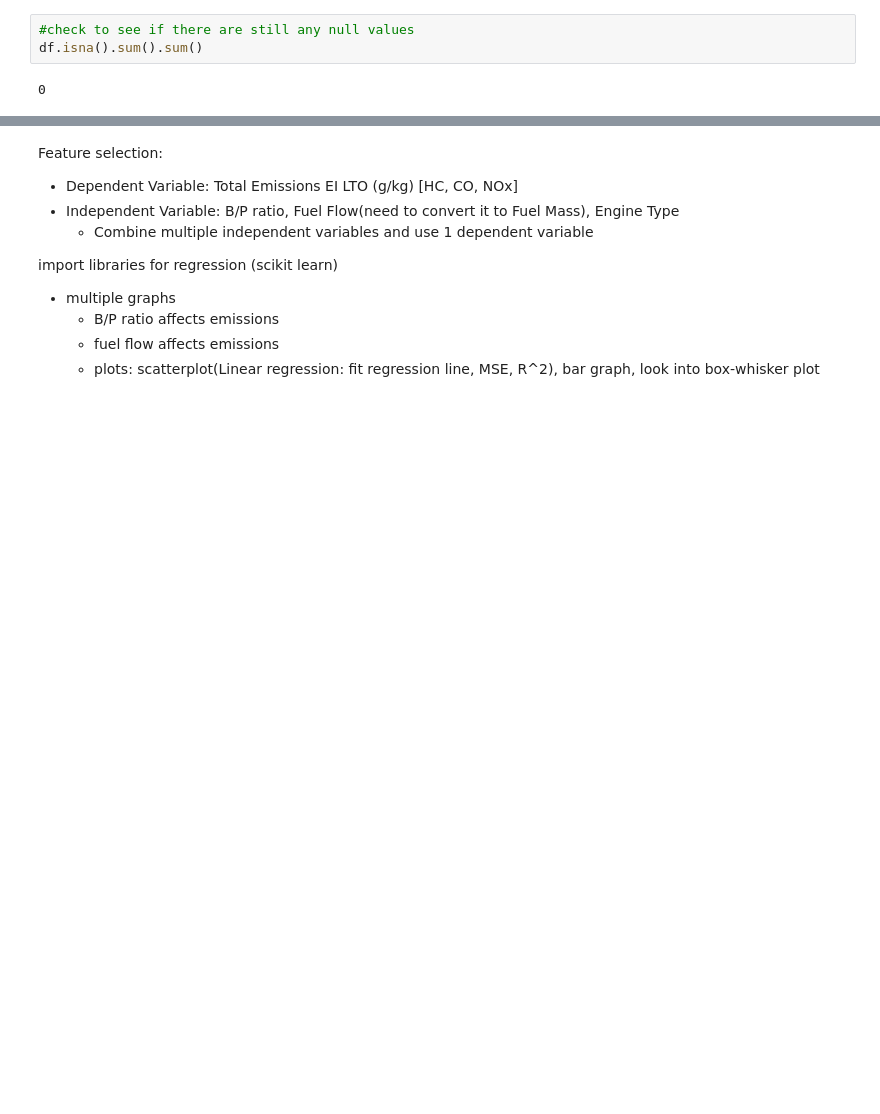
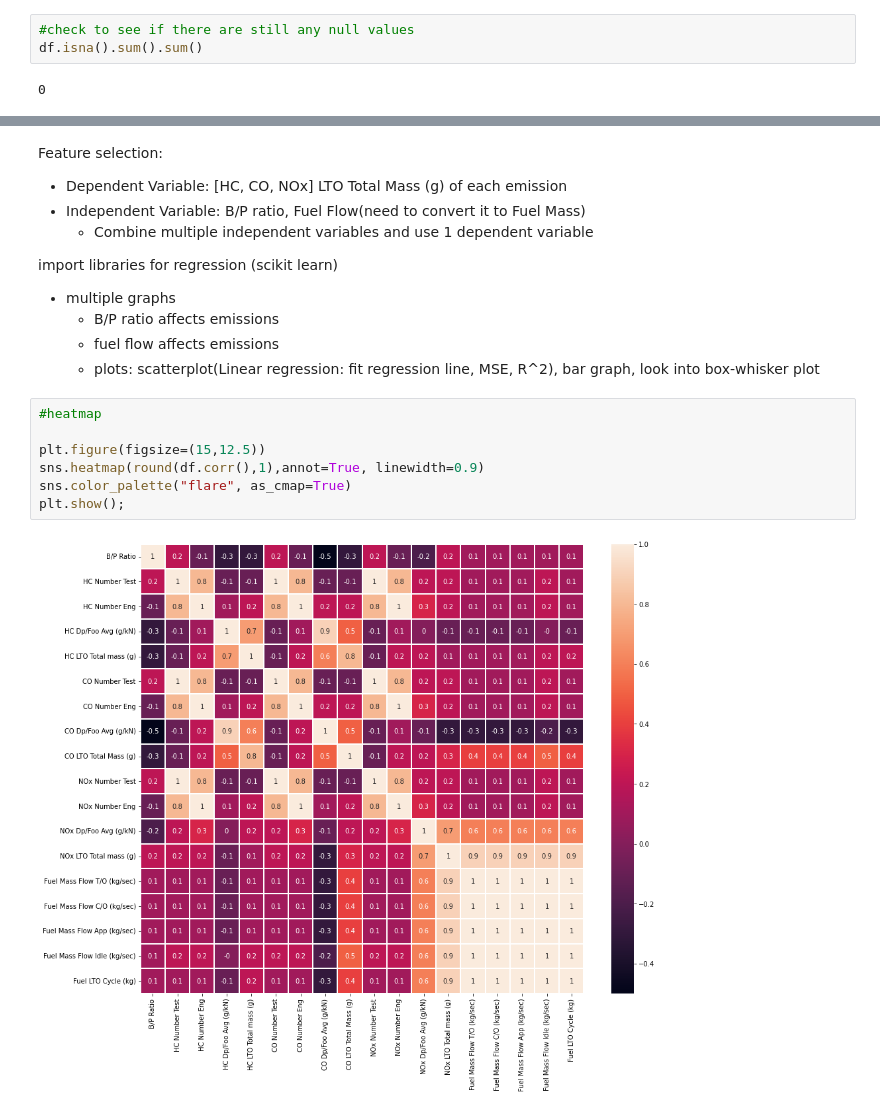
Before and after one commit to bhaktipatel31/Prediction-of-gaseous-emissions-based-on-Aircraft-Engines, a Jupyter notebook: SIC Capstone Project.ipynb, the cells around one changed output, grey strips where cells are left out. Drawn from its saved outputs; the diff is of its cells as text; blank space fills up the shorter version.

```diff
--- a/SIC Capstone Project.ipynb
+++ b/SIC Capstone Project.ipynb
@@ -132,7 +158,7 @@ df.tail()
 # %% [markdown]
 Feature selection:
-- Dependent Variable: Total Emissions EI LTO (g/kg) [HC, CO, NOx]
-- Independent Variable: B/P ratio, Fuel Flow(need to convert it to Fuel Mass), Engine Type
+- Dependent Variable: [HC, CO, NOx] LTO Total Mass (g) of each emission
+- Independent Variable: B/P ratio, Fuel Flow(need to convert it to Fuel Mass)
     - Combine multiple independent variables and use 1 dependent variable
 
 import libraries for regression (scikit learn)
@@ -140,3 +166,12 @@ import libraries for regression (scikit learn)
     - B/P ratio affects emissions
     - fuel flow affects emissions
     - plots: scatterplot(Linear regression: fit regression line, MSE, R^2), bar graph, look into box-whisker plot
+# %%
+#heatmap
+
+plt.figure(figsize=(15,12.5))
+sns.heatmap(round(df.corr(),1),annot=True, linewidth=0.9)
+sns.color_palette("flare", as_cmap=True)
+plt.show();
+# %% [output]
+[figure, added]
```
Also changed, not shown: parts of 16 cells of this notebook.
